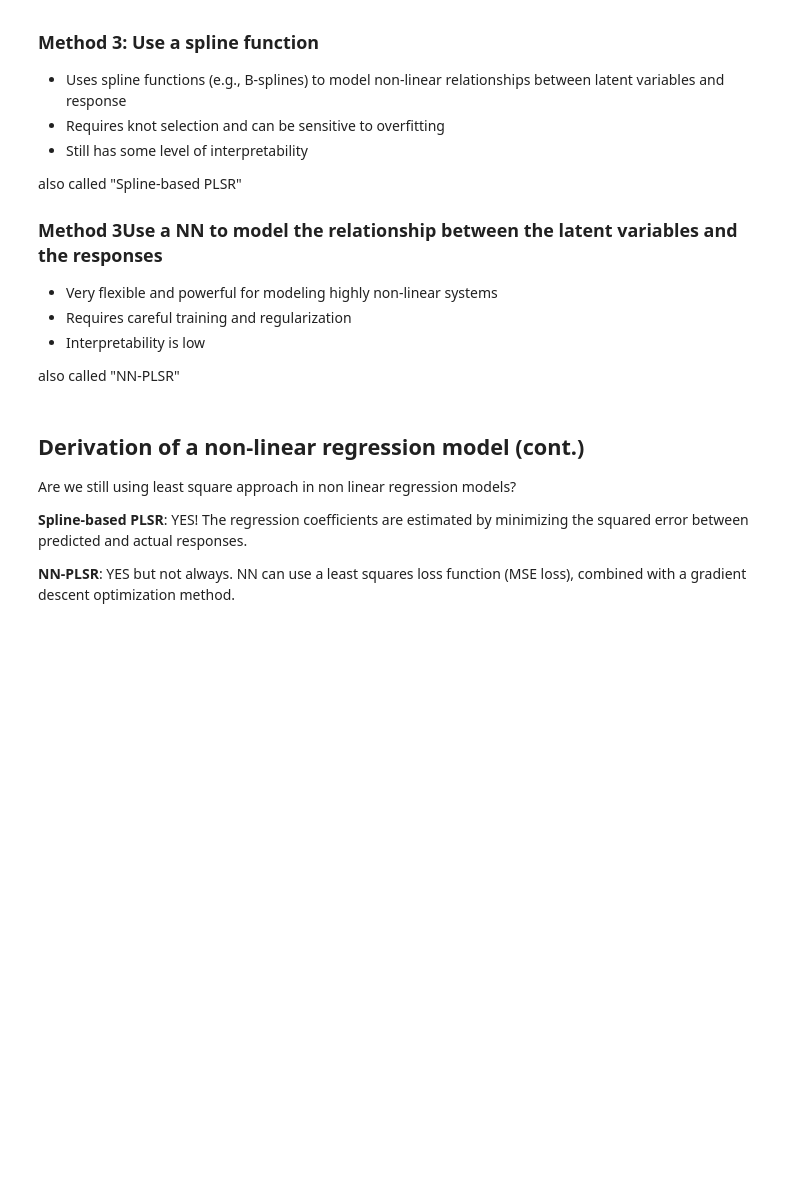
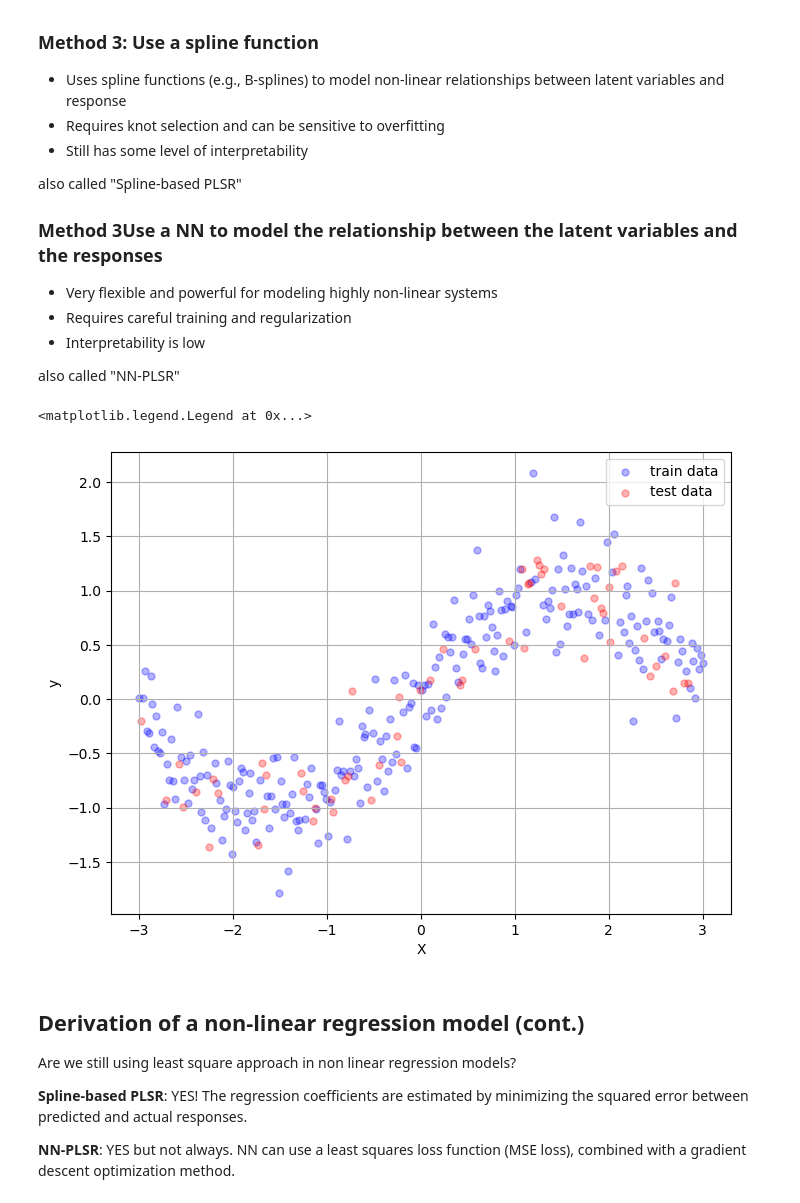
Before and after one commit to coxnevad/NTNU_TK8117_2025, a Jupyter notebook: advanced_week_03/group1/NonLinearPLSR.ipynb, the cells around one changed output. Drawn from its saved outputs; the diff is of its cells as text; code cells hidden in the pictures; blank space fills up the shorter version.

Commit message:
plot train vs test in 1st cell

```diff
--- a/advanced_week_03/group1/NonLinearPLSR.ipynb
+++ b/advanced_week_03/group1/NonLinearPLSR.ipynb
@@ -251,7 +258,15 @@ also called "Spline-based PLSR"
 also called "NN-PLSR"
 # %%
 #Insert example on NN. Eloise
-# test
+plt.figure(figsize=(8, 6))
+plt.scatter(X_train, y_train, label="train data", alpha=0.3, color='blue', s=25)
+plt.scatter(X_test, y_test, label="test data", alpha=0.3, color='red', s=25)
+plt.xlabel("X"); plt.ylabel("y")
+plt.grid()
+plt.legend()
+# %% [output]
+<matplotlib.legend.Legend at 0x...>
+[figure, added]
 # %% [markdown]
 ## Derivation of a non-linear regression model (cont.)
 Are we still using least square approach in non linear regression models?
```
Also changed, not shown: parts of 1 cell of this notebook.
